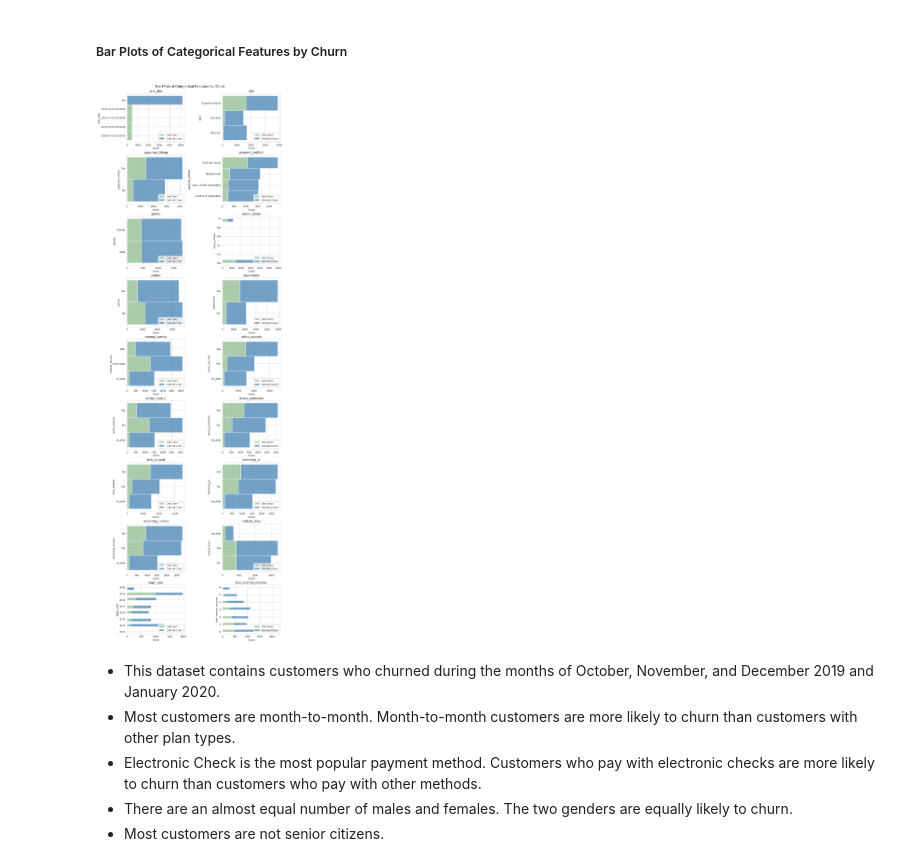
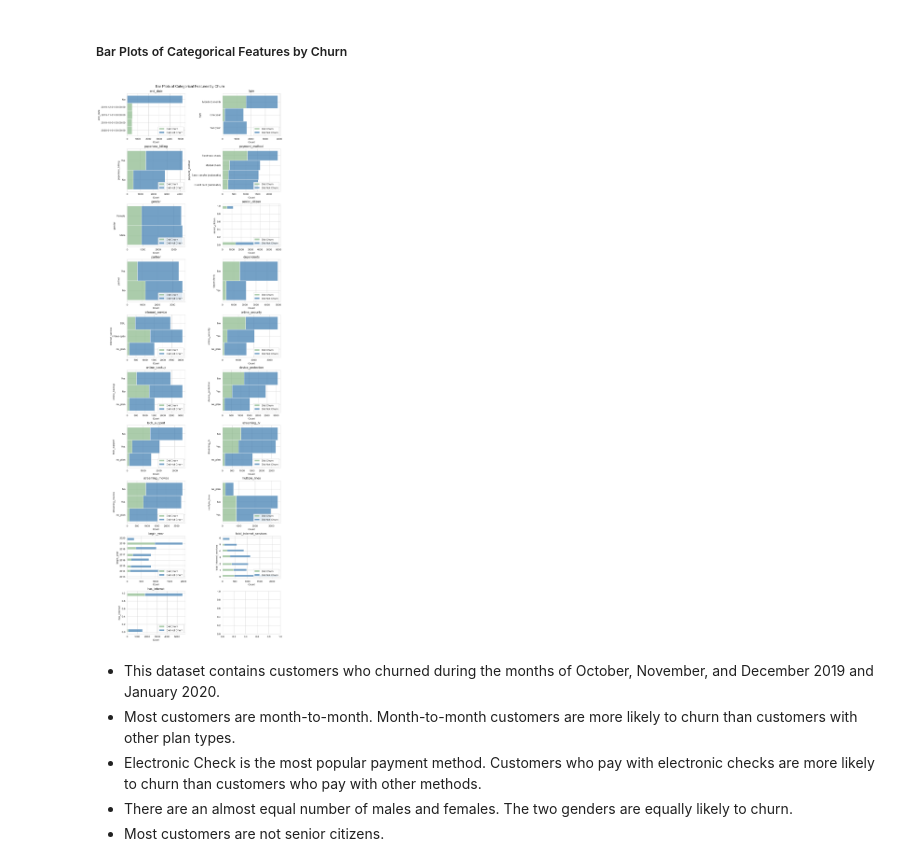
Before and after one commit to kellyshreeve/final-project, a Jupyter notebook: project-code.ipynb, the cells around one changed output. Cells and saved outputs as stored; diff of their text form; code cells hidden in the pictures.

```diff
--- a/project-code.ipynb
+++ b/project-code.ipynb
@@ -769,0 +783,4 @@ merged_df.head()
+# %%
+merged_df['has_internet'] = np.where(merged_df['internet_service'] == 'no_plan', 0, 1)
+
+merged_df.head()
@@ -854,20 +880,20 @@ plt.show()
 # %%
 categorical_columns = merged_df.drop(['customer_id', 'begin_date', 'monthly_charges', 'total_charges',
                                       'contract_length', 'end_date_or_last_date'], axis=1)
 
-fig, axs = plt.subplots(9, 2, figsize=(10, 30), layout='constrained')
+fig, axs = plt.subplots(10, 2, figsize=(10, 30), layout='constrained')
 fig.suptitle("Bar Plots of Categorical Features by Churn", fontsize=14)
 
 for column, ax in zip(categorical_columns.columns.drop('churned'), axs.ravel()):
     count_plot = sns.histplot(merged_df, y=column, hue='churned',
                               palette=['steelblue', 'darkseagreen'], ax=ax,
                               multiple='stack')
     ax.set_title(f'{column}')
     ax.legend(['Did Churn', 'Did Not Churn'], loc='lower right')
 
 plt.show()
 # %% [output]
-[figure, old version]
+[figure, new version]
 # %% [markdown]
 * This dataset contains customers who churned during the months of October, November, and December 2019 and January 2020.
 * Most customers are month-to-month. Month-to-month customers are more likely to churn than customers with other plan types.
```
Also changed, not shown: parts of 67 cells of this notebook.
